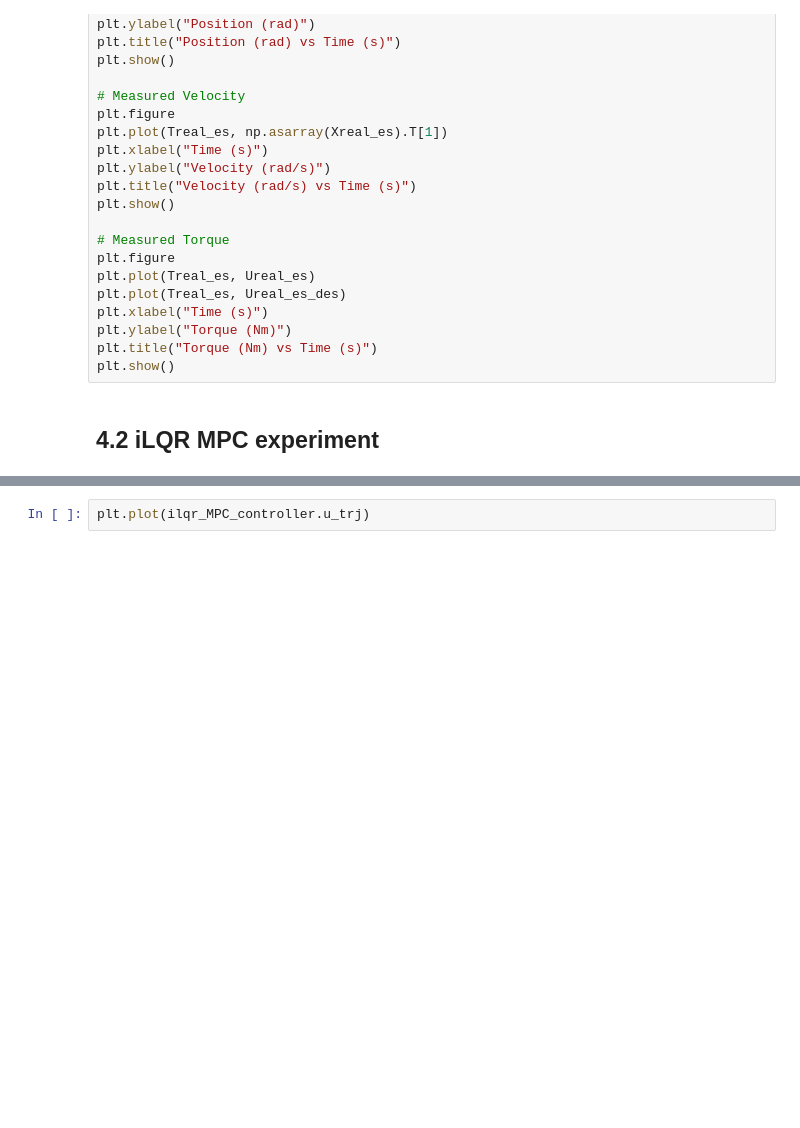
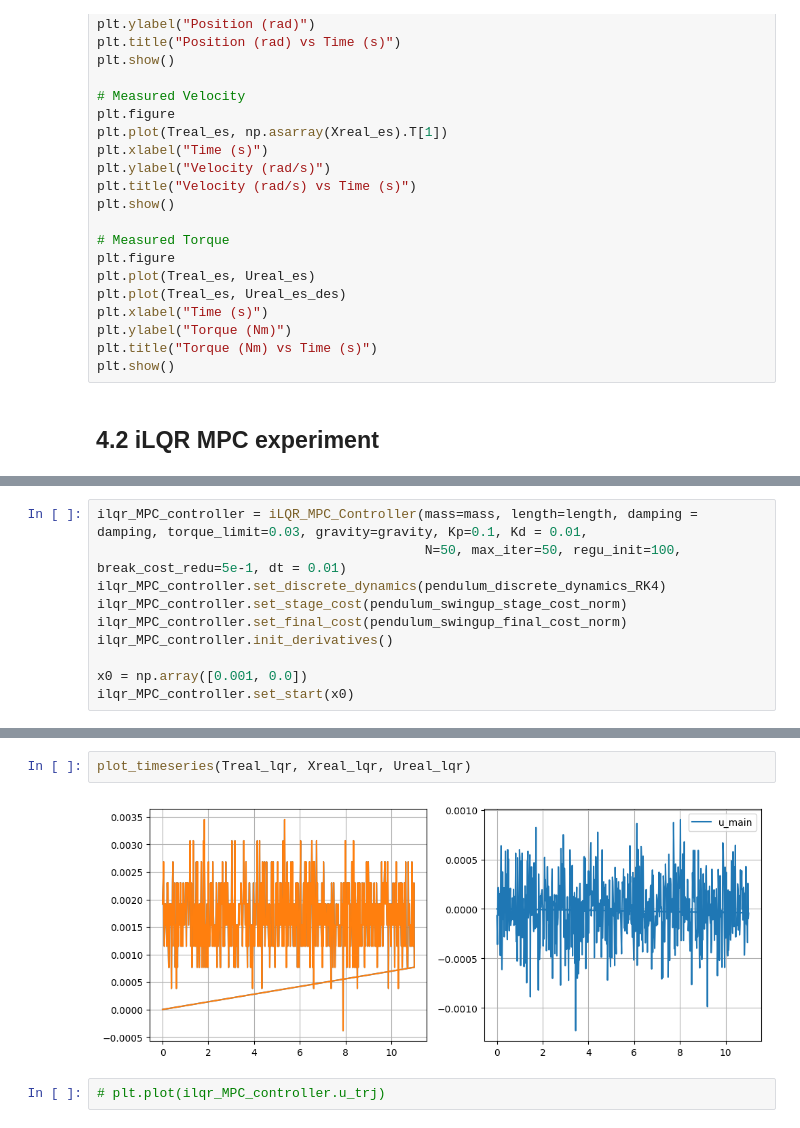
Before and after one commit to air-course/tutorial11, a Jupyter notebook: teacher-pt2-new.ipynb, the cells around one changed output, grey strips where cells are left out. Drawn from its saved outputs; the diff is of its cells as text; blank space fills up the shorter version.

```diff
--- a/teacher-pt2-new.ipynb
+++ b/teacher-pt2-new.ipynb
@@ -1141,3 +1188,13 @@ plt.show()
+# %%
+ilqr_MPC_controller = iLQR_MPC_Controller(mass=mass, length=length, damping = damping, torque_limit=0.03, gravity=gravity, Kp=0.1, Kd = 0.01,
+                                          N=50, max_iter=50, regu_init=100, break_cost_redu=5e-1, dt = 0.01)
+ilqr_MPC_controller.set_discrete_dynamics(pendulum_discrete_dynamics_RK4)
+ilqr_MPC_controller.set_stage_cost(pendulum_swingup_stage_cost_norm)
+ilqr_MPC_controller.set_final_cost(pendulum_swingup_final_cost_norm)
+ilqr_MPC_controller.init_derivatives()
+
+x0 = np.array([0.001, 0.0])
+ilqr_MPC_controller.set_start(x0)
 # %%
 tf = 10 # Final time (s)
 dt = 0.01 # Time step (s)
@@ -1172,2 +1250,6 @@ plt.show()
+# %%
+plot_timeseries(Treal_lqr, Xreal_lqr, Ureal_lqr)
+# %% [output]
+[figure, added]
 # %%
-plt.plot(ilqr_MPC_controller.u_trj)
+# plt.plot(ilqr_MPC_controller.u_trj)
```
Also changed, not shown: parts of 13 cells of this notebook.
